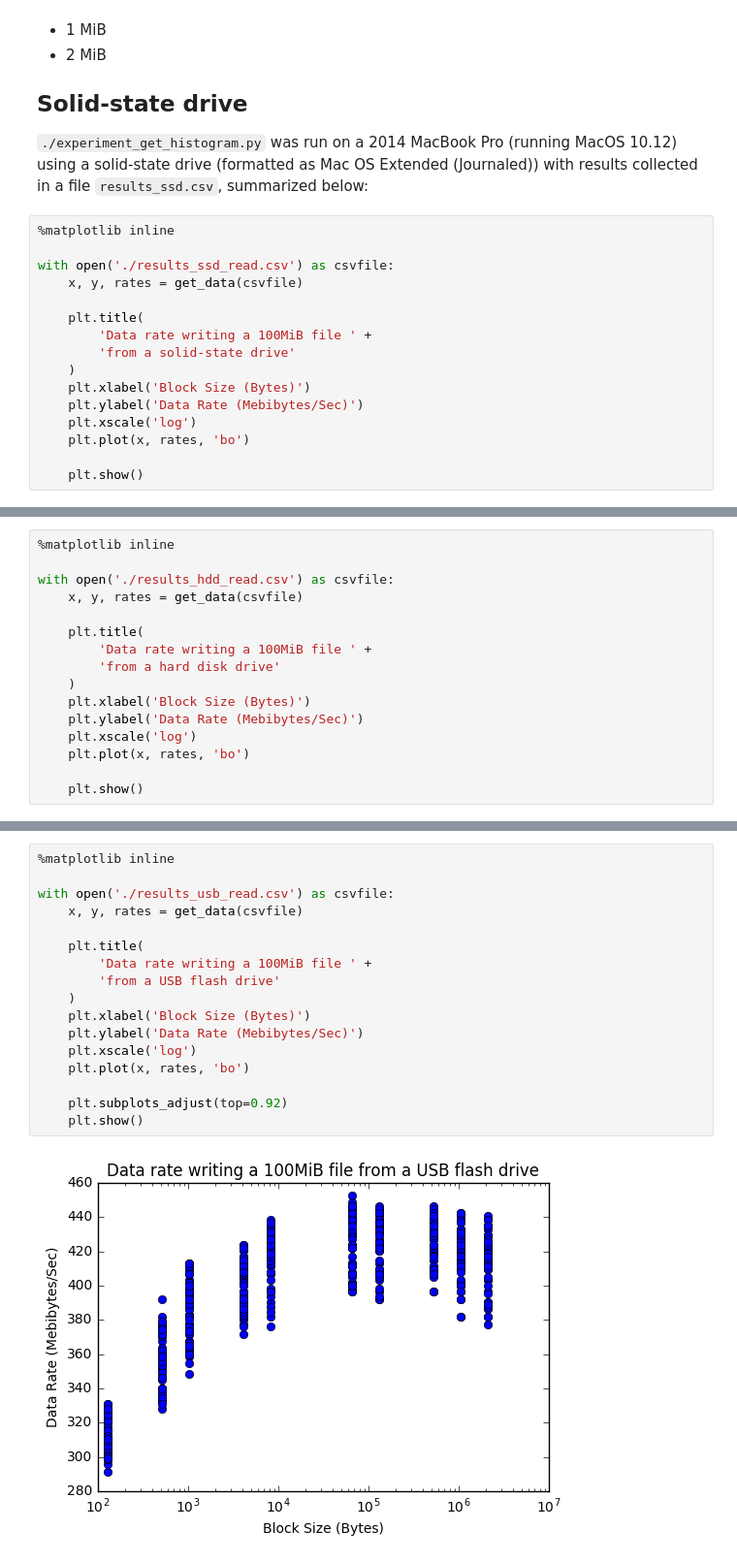
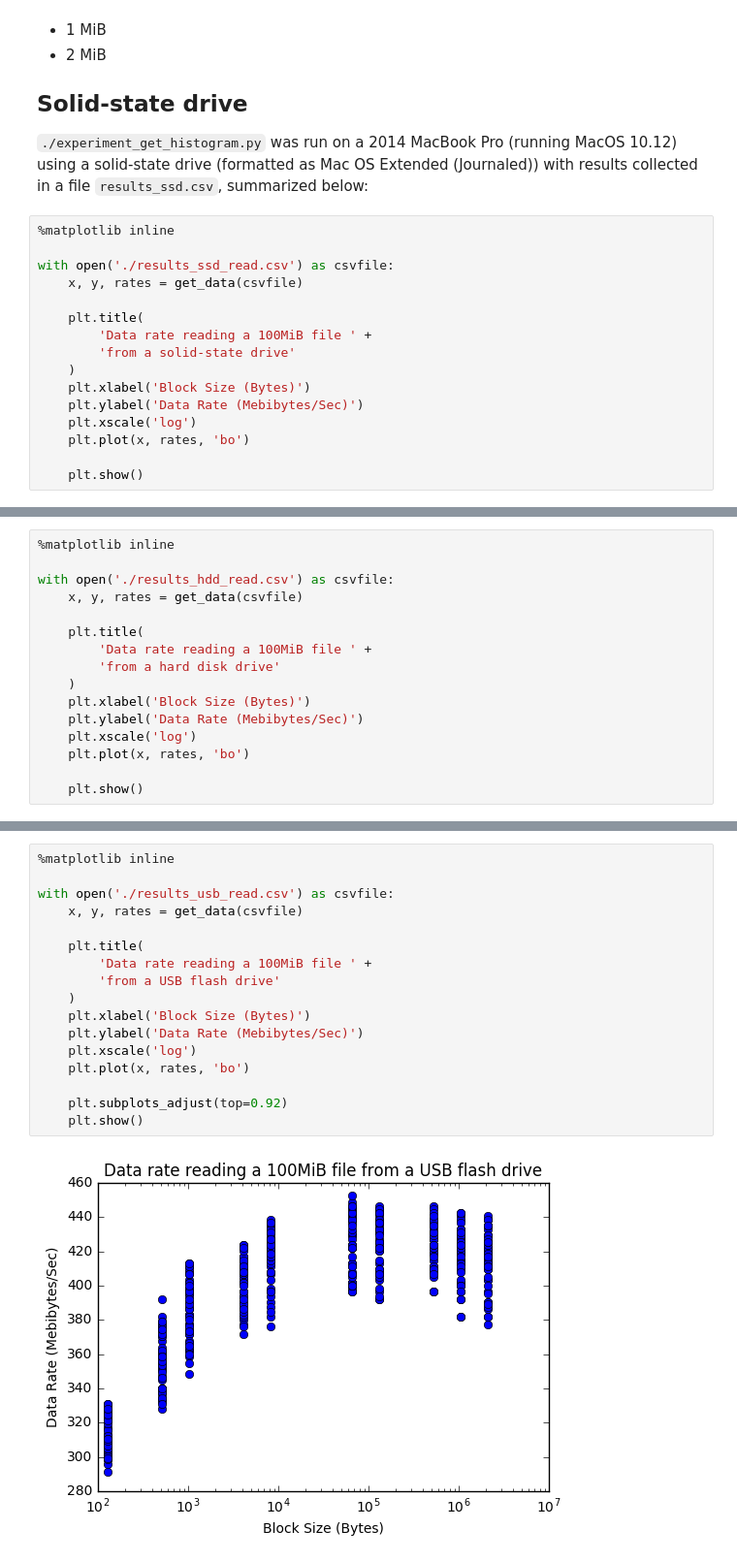
Before and after one commit to elliottsj/csc443-a1, a Jupyter notebook: CSC443 Assignment 1.ipynb, the cells around one changed output, grey strips where cells are left out. Shown at 97% size. Saved outputs shown, nothing was run; the diff lists cells and outputs as text.

```diff
--- a/CSC443 Assignment 1.ipynb
+++ b/CSC443 Assignment 1.ipynb
@@ -149,7 +153,7 @@ with open('./results_ssd_read.csv') as csvfile:
     x, y, rates = get_data(csvfile)
 
     plt.title(
-        'Data rate writing a 100MiB file ' +
+        'Data rate reading a 100MiB file ' +
         'from a solid-state drive'
     )
     plt.xlabel('Block Size (Bytes)')
@@ -167,7 +171,7 @@ with open('./results_hdd_read.csv') as csvfile:
     x, y, rates = get_data(csvfile)
 
     plt.title(
-        'Data rate writing a 100MiB file ' +
+        'Data rate reading a 100MiB file ' +
         'from a hard disk drive'
     )
     plt.xlabel('Block Size (Bytes)')
@@ -181,22 +185,22 @@ with open('./results_hdd_read.csv') as csvfile:
 # %%
 %matplotlib inline
 
 with open('./results_usb_read.csv') as csvfile:
     x, y, rates = get_data(csvfile)
 
     plt.title(
-        'Data rate writing a 100MiB file ' +
+        'Data rate reading a 100MiB file ' +
         'from a USB flash drive'
     )
     plt.xlabel('Block Size (Bytes)')
     plt.ylabel('Data Rate (Mebibytes/Sec)')
     plt.xscale('log')
     plt.plot(x, rates, 'bo')
 
     plt.subplots_adjust(top=0.92)
     plt.show()
 # %% [output]
-[figure, old version]
+[figure, new version]
 # %%
 %matplotlib inline
 
```
Also changed, not shown: parts of 5 cells of this notebook.
